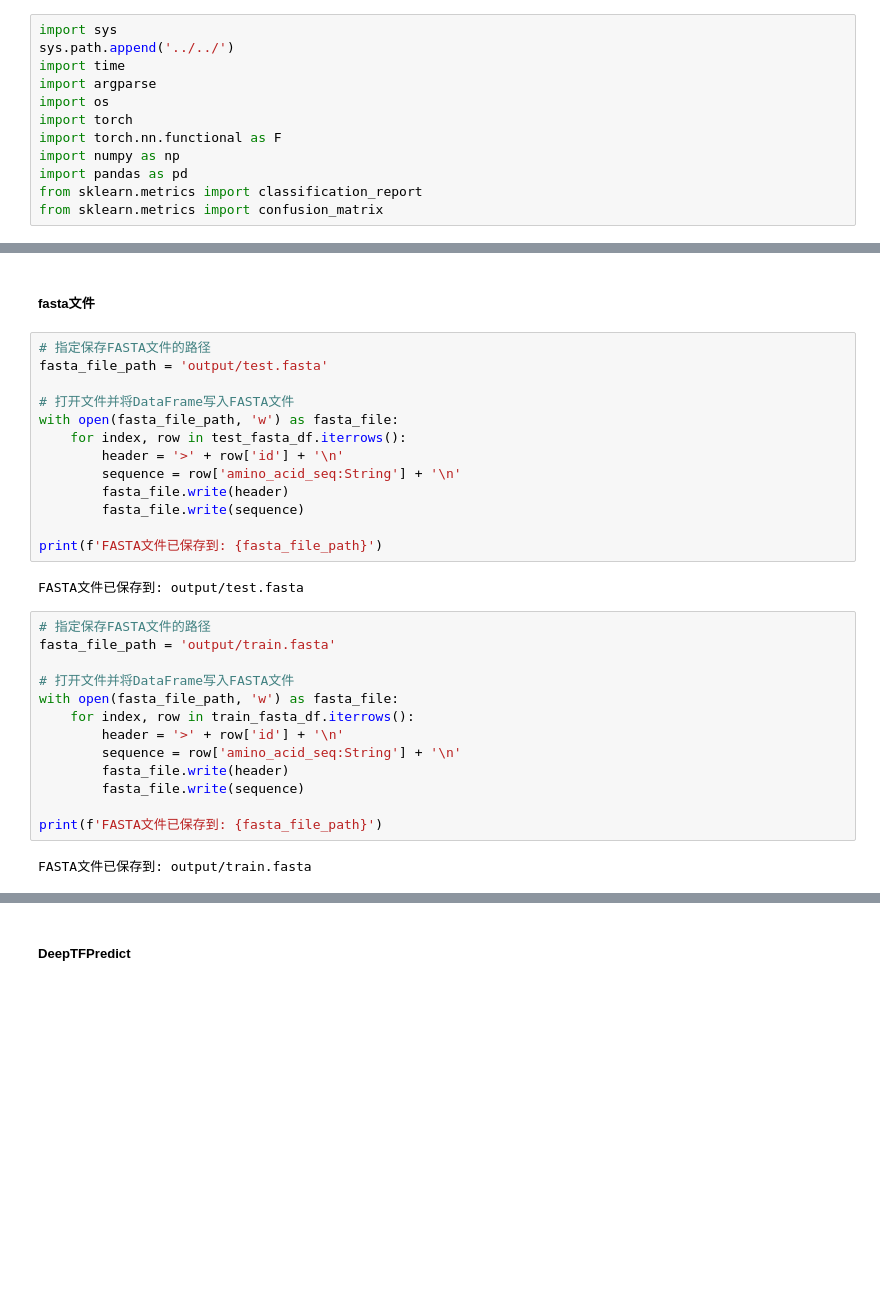
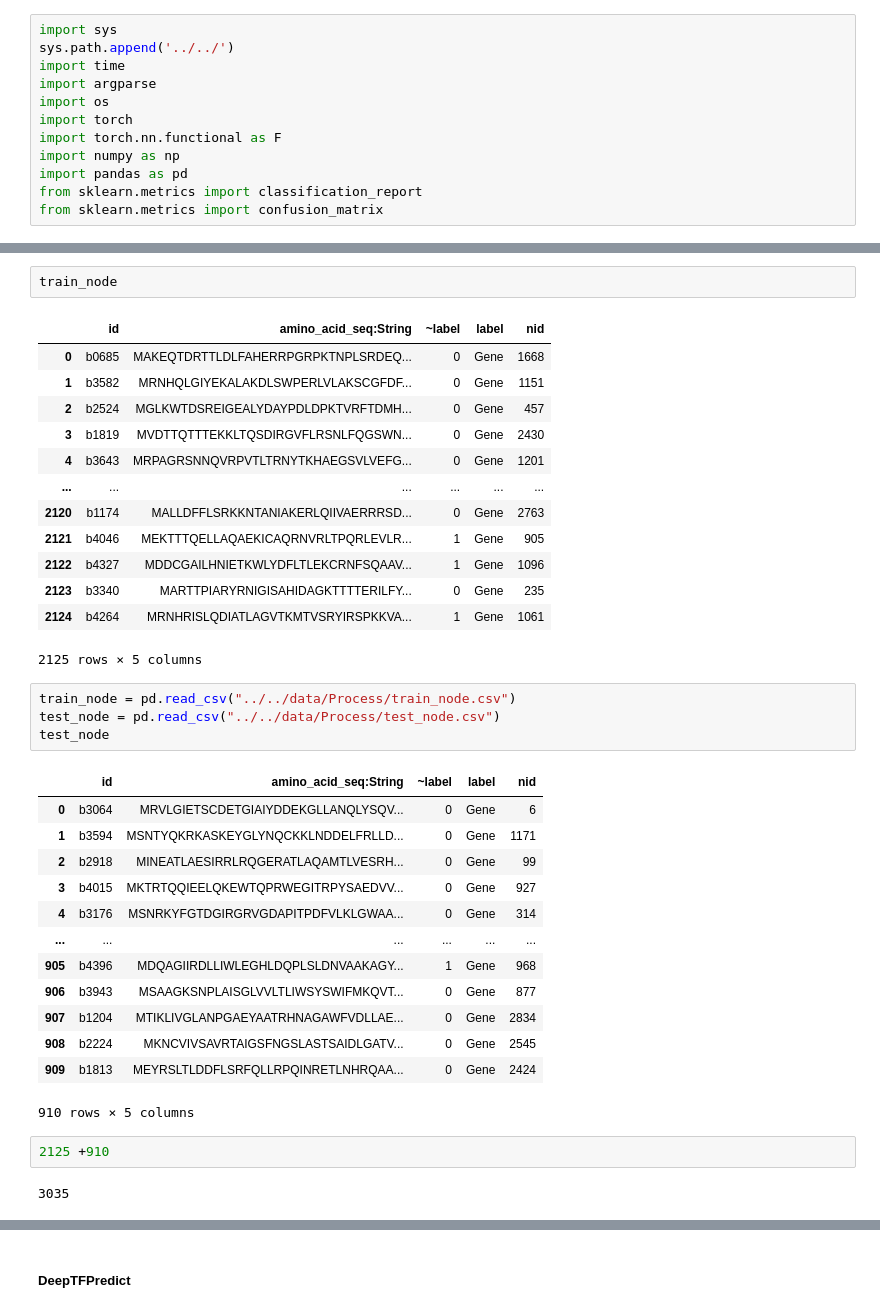
Before and after one commit to Suchcools/Ecoli_HGNN, a Jupyter notebook: task/TF/methods/DeepTFpredict/evaluate.ipynb, the cells around one changed output, grey strips where cells are left out. Cells and saved outputs as stored; diff of their text form; blank space fills up the shorter version.

```diff
--- a/task/TF/methods/DeepTFpredict/evaluate.ipynb
+++ b/task/TF/methods/DeepTFpredict/evaluate.ipynb
@@ -50,32 +13,38 @@ test_fasta_df
-# %% [markdown]
-##### fasta文件
-# %%
-# 指定保存FASTA文件的路径
-fasta_file_path = 'output/test.fasta'
-
-# 打开文件并将DataFrame写入FASTA文件
-with open(fasta_file_path, 'w') as fasta_file:
-    for index, row in test_fasta_df.iterrows():
-        header = '>' + row['id'] + '\n'
-        sequence = row['amino_acid_seq:String'] + '\n'
-        fasta_file.write(header)
-        fasta_file.write(sequence)
-
-print(f'FASTA文件已保存到: {fasta_file_path}')
-# %% [output]
-FASTA文件已保存到: output/test.fasta
-# %%
-# 指定保存FASTA文件的路径
-fasta_file_path = 'output/train.fasta'
-
-# 打开文件并将DataFrame写入FASTA文件
-with open(fasta_file_path, 'w') as fasta_file:
-    for index, row in train_fasta_df.iterrows():
-        header = '>' + row['id'] + '\n'
-        sequence = row['amino_acid_seq:String'] + '\n'
-        fasta_file.write(header)
-        fasta_file.write(sequence)
-
-print(f'FASTA文件已保存到: {fasta_file_path}')
-# %% [output]
-FASTA文件已保存到: output/train.fasta
+# %%
+train_node
+# %% [output]
+|  | id | amino_acid_seq:String | ~label | label | nid |
+| 0 | b0685 | MAKEQTDRTTLDLFAHERRPGRPKTNPLSRDEQ... | 0 | Gene | 1668 |
+| 1 | b3582 | MRNHQLGIYEKALAKDLSWPERLVLAKSCGFDF... | 0 | Gene | 1151 |
+| 2 | b2524 | MGLKWTDSREIGEALYDAYPDLDPKTVRFTDMH... | 0 | Gene | 457 |
+| 3 | b1819 | MVDTTQTTTEKKLTQSDIRGVFLRSNLFQGSWN... | 0 | Gene | 2430 |
+| 4 | b3643 | MRPAGRSNNQVRPVTLTRNYTKHAEGSVLVEFG... | 0 | Gene | 1201 |
+| ... | ... | ... | ... | ... | ... |
+| 2120 | b1174 | MALLDFFLSRKKNTANIAKERLQIIVAERRRSD... | 0 | Gene | 2763 |
+| 2121 | b4046 | MEKTTTQELLAQAEKICAQRNVRLTPQRLEVLR... | 1 | Gene | 905 |
+| 2122 | b4327 | MDDCGAILHNIETKWLYDFLTLEKCRNFSQAAV... | 1 | Gene | 1096 |
+| 2123 | b3340 | MARTTPIARYRNIGISAHIDAGKTTTTERILFY... | 0 | Gene | 235 |
+| 2124 | b4264 | MRNHRISLQDIATLAGVTKMTVSRYIRSPKKVA... | 1 | Gene | 1061 |
+2125 rows × 5 columns
+# %%
+train_node = pd.read_csv("../../data/Process/train_node.csv")
+test_node = pd.read_csv("../../data/Process/test_node.csv")
+test_node
+# %% [output]
+|  | id | amino_acid_seq:String | ~label | label | nid |
+| 0 | b3064 | MRVLGIETSCDETGIAIYDDEKGLLANQLYSQV... | 0 | Gene | 6 |
+| 1 | b3594 | MSNTYQKRKASKEYGLYNQCKKLNDDELFRLLD... | 0 | Gene | 1171 |
+| 2 | b2918 | MINEATLAESIRRLRQGERATLAQAMTLVESRH... | 0 | Gene | 99 |
+| 3 | b4015 | MKTRTQQIEELQKEWTQPRWEGITRPYSAEDVV... | 0 | Gene | 927 |
+| 4 | b3176 | MSNRKYFGTDGIRGRVGDAPITPDFVLKLGWAA... | 0 | Gene | 314 |
+| ... | ... | ... | ... | ... | ... |
+| 905 | b4396 | MDQAGIIRDLLIWLEGHLDQPLSLDNVAAKAGY... | 1 | Gene | 968 |
+| 906 | b3943 | MSAAGKSNPLAISGLVVLTLIWSYSWIFMKQVT... | 0 | Gene | 877 |
+| 907 | b1204 | MTIKLIVGLANPGAEYAATRHNAGAWFVDLLAE... | 0 | Gene | 2834 |
+| 908 | b2224 | MKNCVIVSAVRTAIGSFNGSLASTSAIDLGATV... | 0 | Gene | 2545 |
+| 909 | b1813 | MEYRSLTLDDFLSRFQLLRPQINRETLNHRQAA... | 0 | Gene | 2424 |
+910 rows × 5 columns
+# %%
+2125 +910
+# %% [output]
+3035
```
Also changed, not shown: parts of 10 cells of this notebook, 20 other files.
